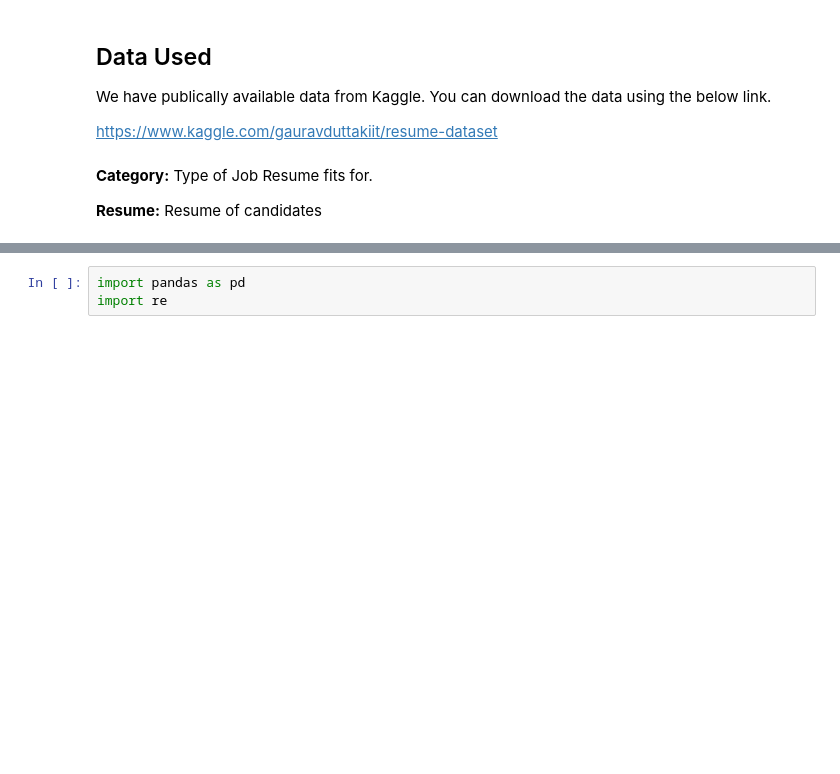
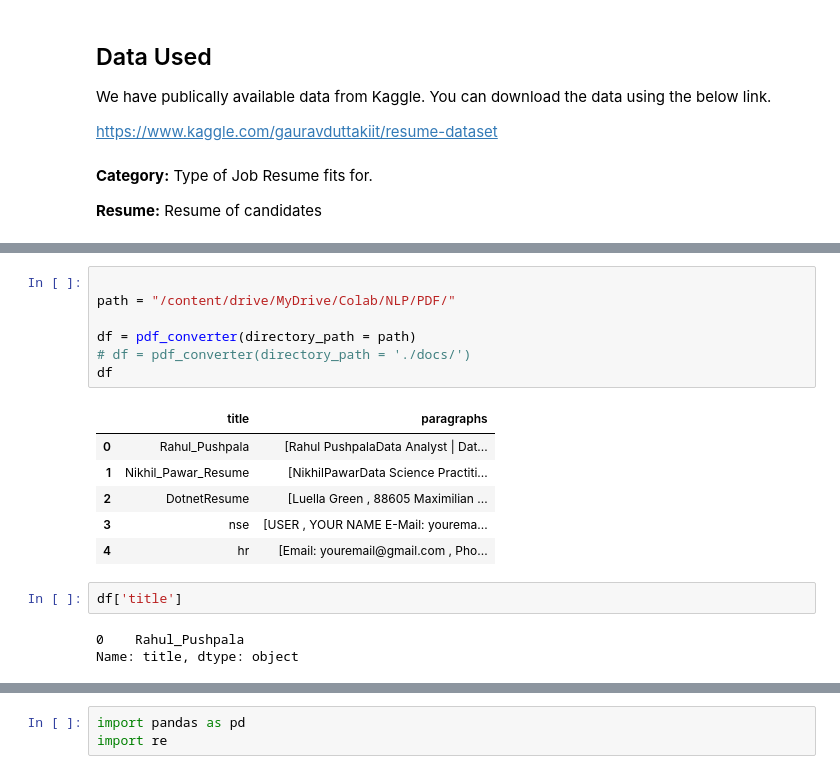
Before and after one commit to anajikadam17/Google-Colab, a Jupyter notebook: NLP/Resume_Screening_NLP.ipynb, the cells around one changed output, grey strips where cells are left out. Cells and saved outputs as stored; diff of their text form; blank space fills up the shorter version.

```diff
--- a/NLP/Resume_Screening_NLP.ipynb
+++ b/NLP/Resume_Screening_NLP.ipynb
@@ -13,0 +39,19 @@ We have publically available data from Kaggle. You can download the data using t
+# %%
+
+path = "/content/drive/MyDrive/Colab/NLP/PDF/"
+
+df = pdf_converter(directory_path = path)
+# df = pdf_converter(directory_path = './docs/')
+df
+# %% [output]
+|  | title | paragraphs |
+| 0 | Rahul_Pushpala | [Rahul PushpalaData Analyst | Dat... |
+| 1 | Nikhil_Pawar_Resume | [NikhilPawarData Science Practiti... |
+| 2 | DotnetResume | [Luella Green , 88605 Maximilian ... |
+| 3 | nse | [USER , YOUR NAME E-Mail: yourema... |
+| 4 | hr | [Email: youremail@gmail.com , Pho... |
+# %%
+df['title']
+# %% [output]
+0    Rahul_Pushpala
+Name: title, dtype: object
```
Also changed, not shown: parts of 18 cells of this notebook.
